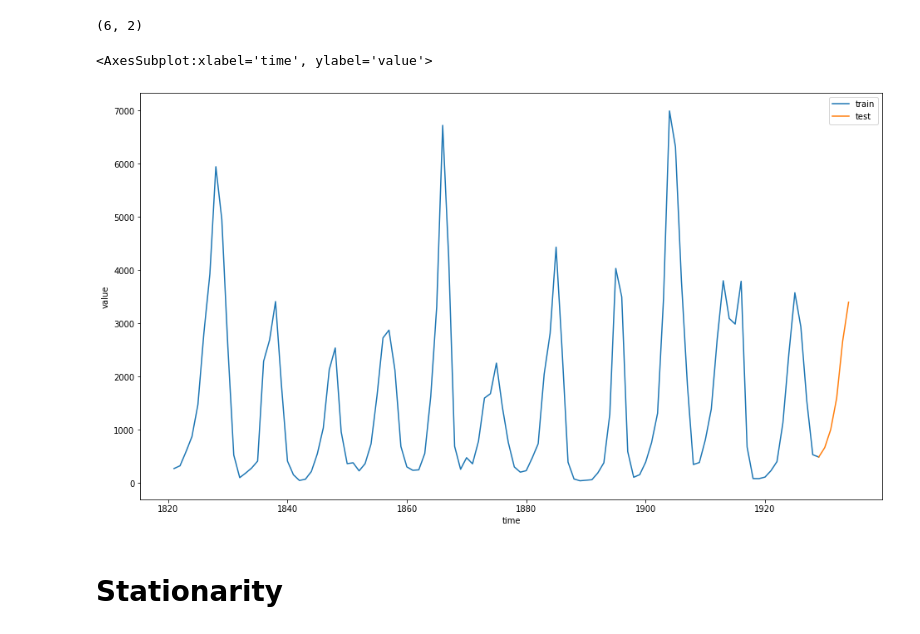
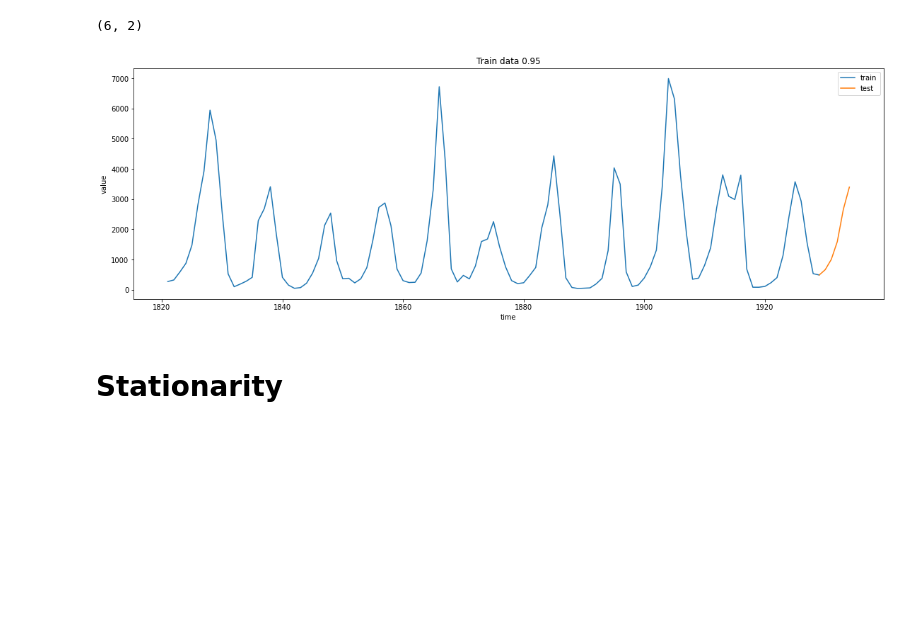
Before and after one commit to manepiliposyan/timeseries, a Jupyter notebook: Analysis.ipynb, the cells around one changed output. Cells and saved outputs as stored; diff of their text form; code cells hidden in the pictures; blank space fills up the shorter version.

```diff
--- a/Analysis.ipynb
+++ b/Analysis.ipynb
@@ -99,12 +73,12 @@ lynx_test.shape
 # %% [output]
 (6, 2)
 # %%
-plt.figure(figsize=(16, 9))
+plt.figure(figsize=(19, 6))
 sns.lineplot(x="time", y="value", data=lynx_train, label="train")
 sns.lineplot(x="time", y="value", data=lynx_test, label="test")
+plt.title(f"Train data {train_portion}");
 # %% [output]
-<AxesSubplot:xlabel='time', ylabel='value'>
-[figure, old version]
+[figure, new version]
 # %% [markdown]
 # Stationarity
 # %% [markdown]
```
Also changed, not shown: parts of 22 cells of this notebook, 3 other files.
